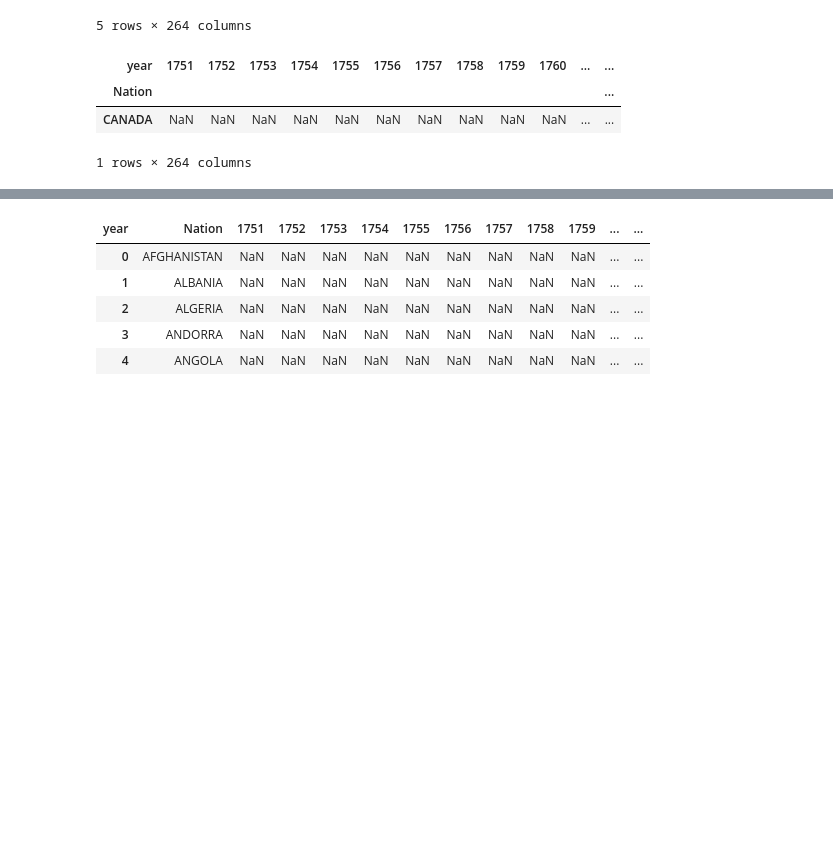
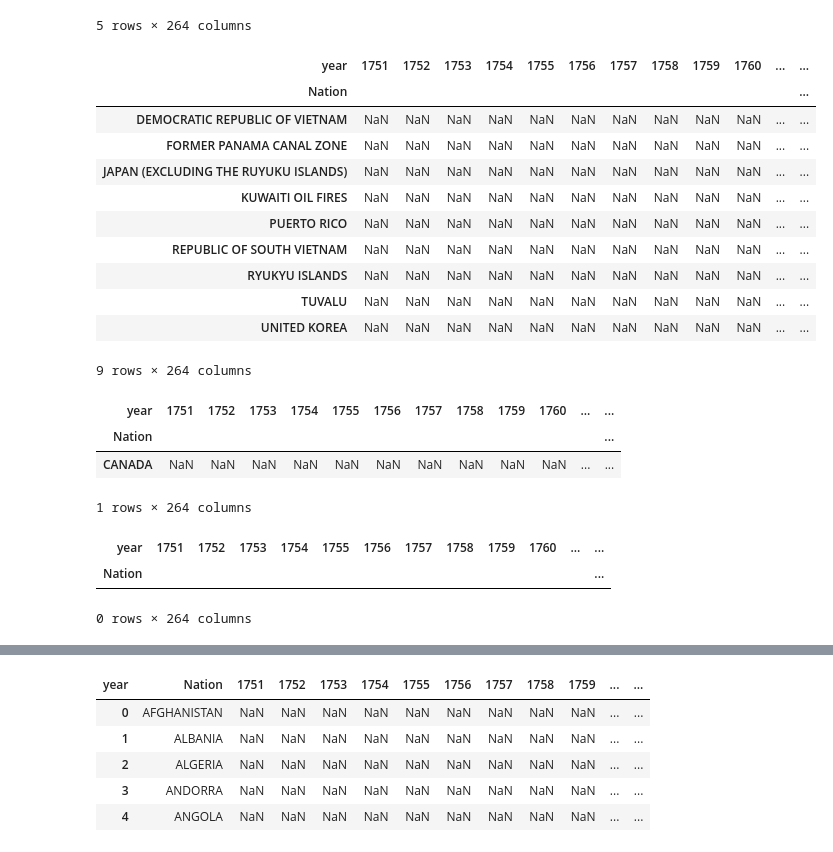
Before and after one commit to limegimlet/data_analysis_gapminder_co2, a Jupyter notebook: gapminder/make_df.ipynb, the cells around one changed output, grey strips where cells are left out. Saved outputs shown, nothing was run; the diff lists cells and outputs as text; code cells hidden in the pictures; blank space fills up the shorter version.

```diff
--- a/gapminder/make_df.ipynb
+++ b/gapminder/make_df.ipynb
@@ -696,6 +743,21 @@ co2_new.head()
 | ANDORRA | NaN | NaN | NaN | NaN | NaN | NaN | NaN | NaN | NaN | NaN | ... | ... |
 | ANGOLA | NaN | NaN | NaN | NaN | NaN | NaN | NaN | NaN | NaN | NaN | ... | ... |
 5 rows × 264 columns
+# %%
+co2_new.loc[co2_new.sum(axis=1)==0]
+# %% [output]
+| year | 1751 | 1752 | 1753 | 1754 | 1755 | 1756 | 1757 | 1758 | 1759 | 1760 | ... | ... |
+| Nation |  |  |  |  |  |  |  |  |  |  |  | ... |
+| DEMOCRATIC REPUBLIC OF VIETNAM | NaN | NaN | NaN | NaN | NaN | NaN | NaN | NaN | NaN | NaN | ... | ... |
+| FORMER PANAMA CANAL ZONE | NaN | NaN | NaN | NaN | NaN | NaN | NaN | NaN | NaN | NaN | ... | ... |
+| JAPAN (EXCLUDING THE RUYUKU ISLANDS) | NaN | NaN | NaN | NaN | NaN | NaN | NaN | NaN | NaN | NaN | ... | ... |
+| KUWAITI OIL FIRES | NaN | NaN | NaN | NaN | NaN | NaN | NaN | NaN | NaN | NaN | ... | ... |
+| PUERTO RICO | NaN | NaN | NaN | NaN | NaN | NaN | NaN | NaN | NaN | NaN | ... | ... |
+| REPUBLIC OF SOUTH VIETNAM | NaN | NaN | NaN | NaN | NaN | NaN | NaN | NaN | NaN | NaN | ... | ... |
+| RYUKYU ISLANDS | NaN | NaN | NaN | NaN | NaN | NaN | NaN | NaN | NaN | NaN | ... | ... |
+| TUVALU | NaN | NaN | NaN | NaN | NaN | NaN | NaN | NaN | NaN | NaN | ... | ... |
+| UNITED KOREA | NaN | NaN | NaN | NaN | NaN | NaN | NaN | NaN | NaN | NaN | ... | ... |
+9 rows × 264 columns
 # %%
 # sanity check
 co2_new.query("Nation=='CANADA'").tail()
@@ -704,3 +766,10 @@ co2_new.query("Nation=='CANADA'").tail()
 | Nation |  |  |  |  |  |  |  |  |  |  |  | ... |
 | CANADA | NaN | NaN | NaN | NaN | NaN | NaN | NaN | NaN | NaN | NaN | ... | ... |
 1 rows × 264 columns
+# %%
+# more sanity checking
+co2_new.query("Nation=='ITALY'")
+# %% [output]
+| year | 1751 | 1752 | 1753 | 1754 | 1755 | 1756 | 1757 | 1758 | 1759 | 1760 | ... | ... |
+| Nation |  |  |  |  |  |  |  |  |  |  |  | ... |
+0 rows × 264 columns
```
Also changed, not shown: parts of 8 cells of this notebook.
